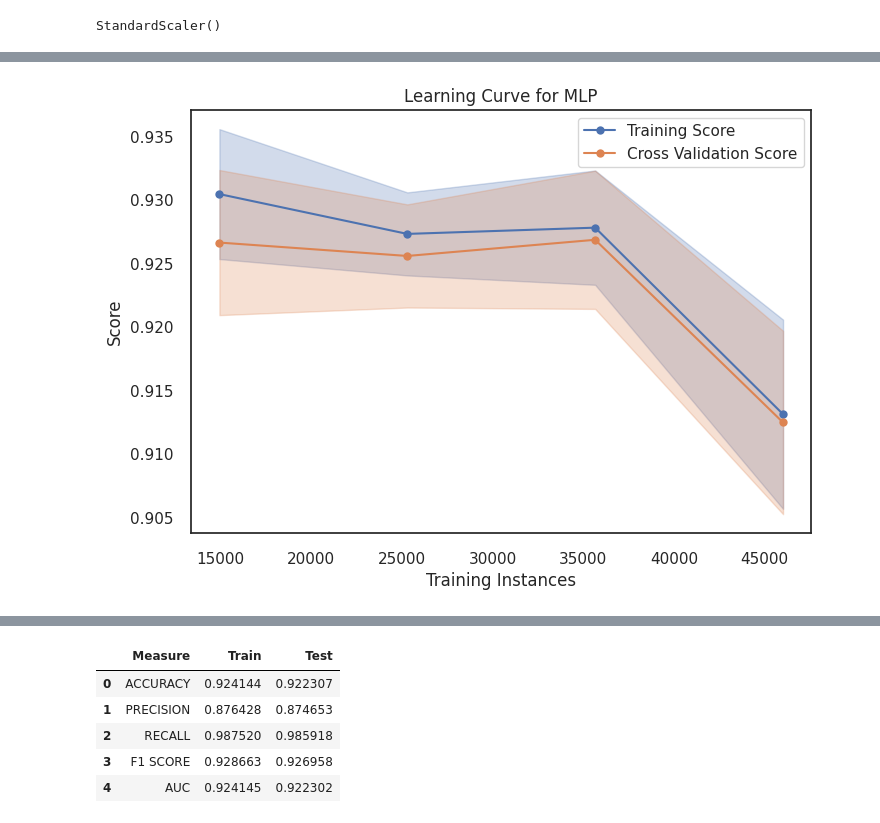
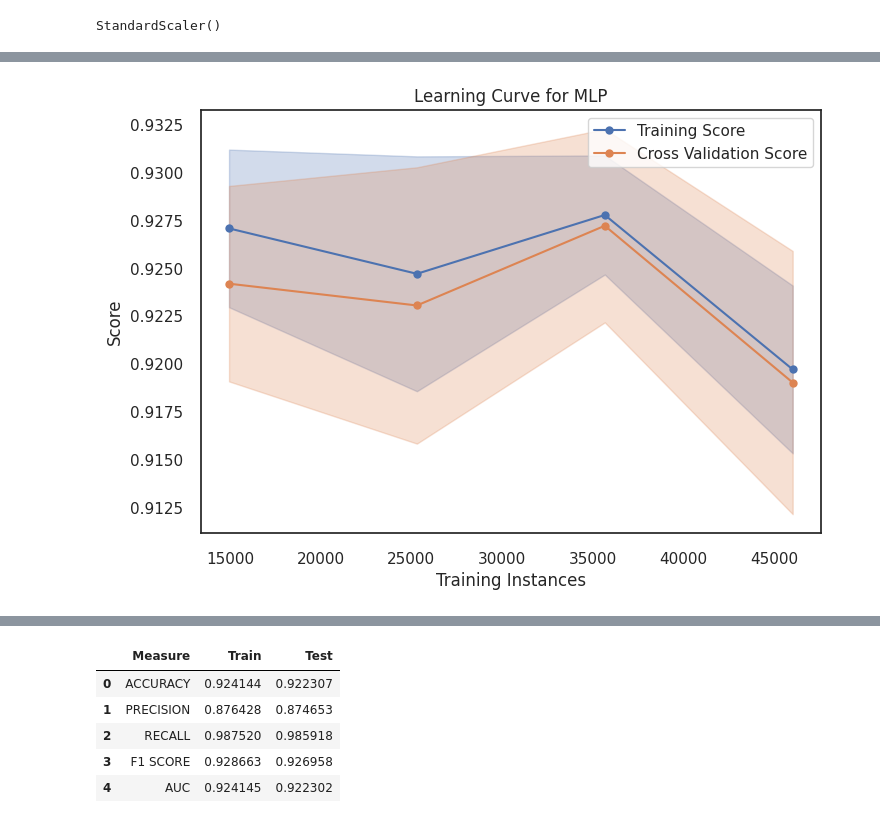
Before and after one commit to ludotosk/tesi, a Jupyter notebook: tesi-mlp-torch.ipynb, the cells around one changed output, grey strips where cells are left out. Drawn from its saved outputs; the diff is of its cells as text; code cells hidden in the pictures.

```diff
--- a/tesi-mlp-torch.ipynb
+++ b/tesi-mlp-torch.ipynb
@@ -134,7 +134,7 @@ scaled_X_res = scaler.transform(X_res)
 # %%
 X_train, X_test, y_train, y_test = train_test_split(scaled_X_res, ds.loc[y_res.index].Label, test_size = 0.2, random_state=12,  stratify=ds.loc[y_res.index].traffic_category)
 # %%
-if False:
+if True:
     cv = 10
     visualizer = LearningCurve(estimator=model, cv=cv, scoring='f1', n_jobs=1, random_state=123)
     visualizer.fit(X_train, y_train)
@@ -160,4 +160,4 @@ Execution time:  10.35470199584961
-[figure, old version]
+[figure, new version]
 # %%
 %time pv.cross_validation(ds[x_features], ds.Label, y_res)
 # %% [output]
```
Also changed, not shown: parts of 11 cells of this notebook, 4 other files.
